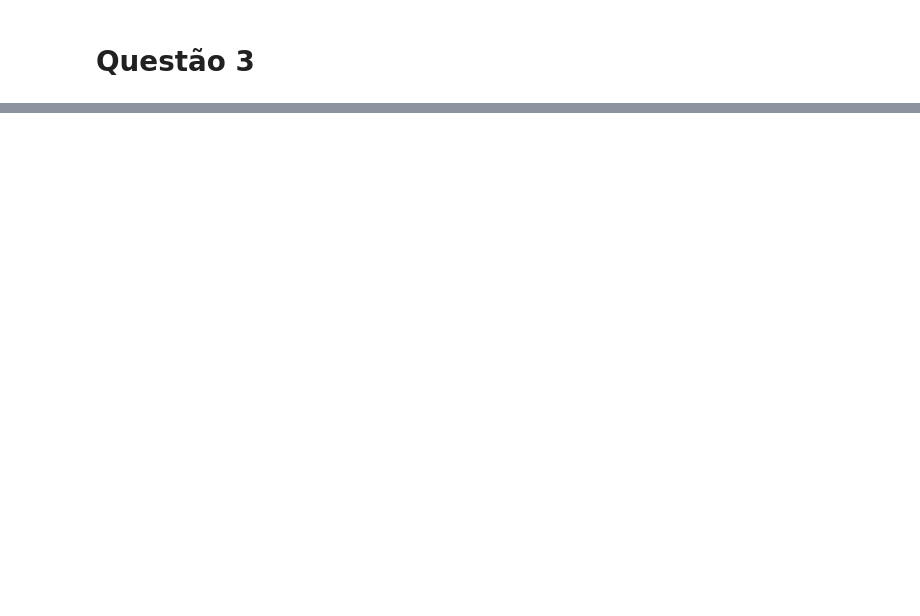
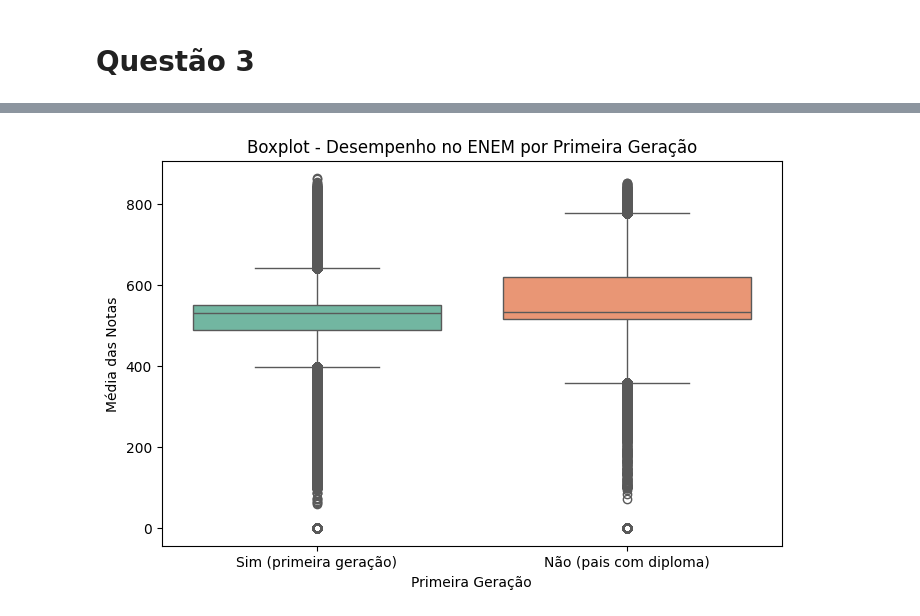
Before and after one commit to jpsampaior/analise-enem, a Jupyter notebook: enem.ipynb, the cells around one changed output, grey strips where cells are left out. Drawn from its saved outputs; the diff is of its cells as text; code cells hidden in the pictures; blank space fills up the shorter version.

```diff
--- a/enem.ipynb
+++ b/enem.ipynb
@@ -406,0 +850,94 @@ SyntaxError: '[' was never closed (4263122123.py, line 11)
+# %%
+# 1. LIMPESA DOS DADOS
+cols = [
+    "NU_INSCRICAO", "NU_NOTA_CN", "NU_NOTA_CH", "NU_NOTA_LC", "NU_NOTA_MT", "NU_NOTA_REDACAO",
+    "Q002", "Q003"
+]
+df_enem = df_enem[cols]
+
+# Calcular a média das notas
+df_enem["MEDIA_NOTAS"] = df_enem[["NU_NOTA_CN", "NU_NOTA_CH", "NU_NOTA_LC", "NU_NOTA_MT", "NU_NOTA_REDACAO"]].mean(axis=1)
+
+# Imputar valores faltantes nas notas (substituindo por média)
+imputer = SimpleImputer(strategy="mean")
+df_enem[["NU_NOTA_CN", "NU_NOTA_CH", "NU_NOTA_LC", "NU_NOTA_MT", "NU_NOTA_REDACAO", "MEDIA_NOTAS"]] = imputer.fit_transform(
+    df_enem[["NU_NOTA_CN", "NU_NOTA_CH", "NU_NOTA_LC", "NU_NOTA_MT", "NU_NOTA_REDACAO", "MEDIA_NOTAS"]]
+)
+
+# 2. FORMULAÇÃO DA PERGUNTA
+
+# Mapeamento de escolaridade, considerando letras e números
+mapa_escolaridade = {
+    # Respostas com letras
+    "A": "Nunca estudou",
+    "B": "Fundamental I incompleto",
+    "C": "Fundamental I completo",
+    "D": "Fundamental II completo",
+    "E": "Médio incompleto",
+    "F": "Médio completo",
+    "G": "Superior incompleto",
+    "H": "Superior completo",
+    "I": "Pós-graduação",
+
+    # Respostas com números
+    "1": "Nunca estudou",
+    "2": "Fundamental I incompleto",
+    "3": "Fundamental I completo",
+    "4": "Fundamental II completo",
+    "5": "Médio incompleto",
+    "6": "Médio completo",
+    "7": "Superior incompleto",
+    "8": "Superior completo",
+    "9": "Pós-graduação"
+}
+
+df_enem["ESCOLARIDADE_PAI"] = df_enem["Q003"].map(mapa_escolaridade)  # Q003 (escolaridade do pai)
+df_enem["ESCOLARIDADE_MAE"] = df_enem["Q002"].map(mapa_escolaridade)  # Q002 (escolaridade da mãe)
+
+# Função para identificar se o estudante é da "primeira geração"
+def primeira_geracao(row):
+    pai = row["ESCOLARIDADE_PAI"]
+    mae = row["ESCOLARIDADE_MAE"]
+    if pai in ["Superior incompleto", "Superior completo", "Pós-graduação"] or \
+       mae in ["Superior incompleto", "Superior completo", "Pós-graduação"]:
+        return "Não (pais com diploma)"
+    else:
+        return "Sim (primeira geração)"
+
+# Criar a coluna indicando se o estudante é da primeira geração
+df_enem["PRIMEIRA_GERACAO"] = df_enem.apply(primeira_geracao, axis=1)
+
+# 3. ANÁLISE E VISUALIZAÇÃO
+
+# Estatísticas descritivas por grupo de "primeira geração"
+estatisticas = df_enem.groupby("PRIMEIRA_GERACAO")["MEDIA_NOTAS"].describe()
+print(estatisticas)
+
+# Média das notas por grupo
+print(df_enem.groupby("PRIMEIRA_GERACAO")["MEDIA_NOTAS"].mean())
+
+# Boxplot
+plt.figure(figsize=(8,5))
+sns.boxplot(x="PRIMEIRA_GERACAO", y="MEDIA_NOTAS", data=df_enem, palette="Set2")
+plt.title("Boxplot - Desempenho no ENEM por Primeira Geração", fontsize=12)
+plt.ylabel("Média das Notas")
+plt.xlabel("Primeira Geração")
+plt.show()
+
+
+# Gráfico de barras (média por grupo)
+plt.figure(figsize=(6,4))
+sns.barplot(x="PRIMEIRA_GERACAO", y="MEDIA_NOTAS", data=df_enem, ci="sd", palette="Set2")
+plt.title("Média das Notas por Primeira Geração", fontsize=12)
+plt.ylabel("Média das Notas")
+plt.xlabel("Primeira Geração")
+plt.show()
+
+# Gráfico de densidade
+plt.figure(figsize=(8,5))
+sns.kdeplot(data=df_enem, x="MEDIA_NOTAS", hue="PRIMEIRA_GERACAO", fill=True, common_norm=False, palette="Set2", alpha=0.4)
+plt.title("Distribuição de Densidade das Notas por Primeira Geração", fontsize=12)
+plt.xlabel("Média das Notas")
+plt.ylabel("Densidade")
+plt.show()
+# %% [output]
@@ -406,0 +960 @@ SyntaxError: '[' was never closed (4263122123.py, line 11)
+[figure, added]
```
Also changed, not shown: parts of 7 cells of this notebook.
